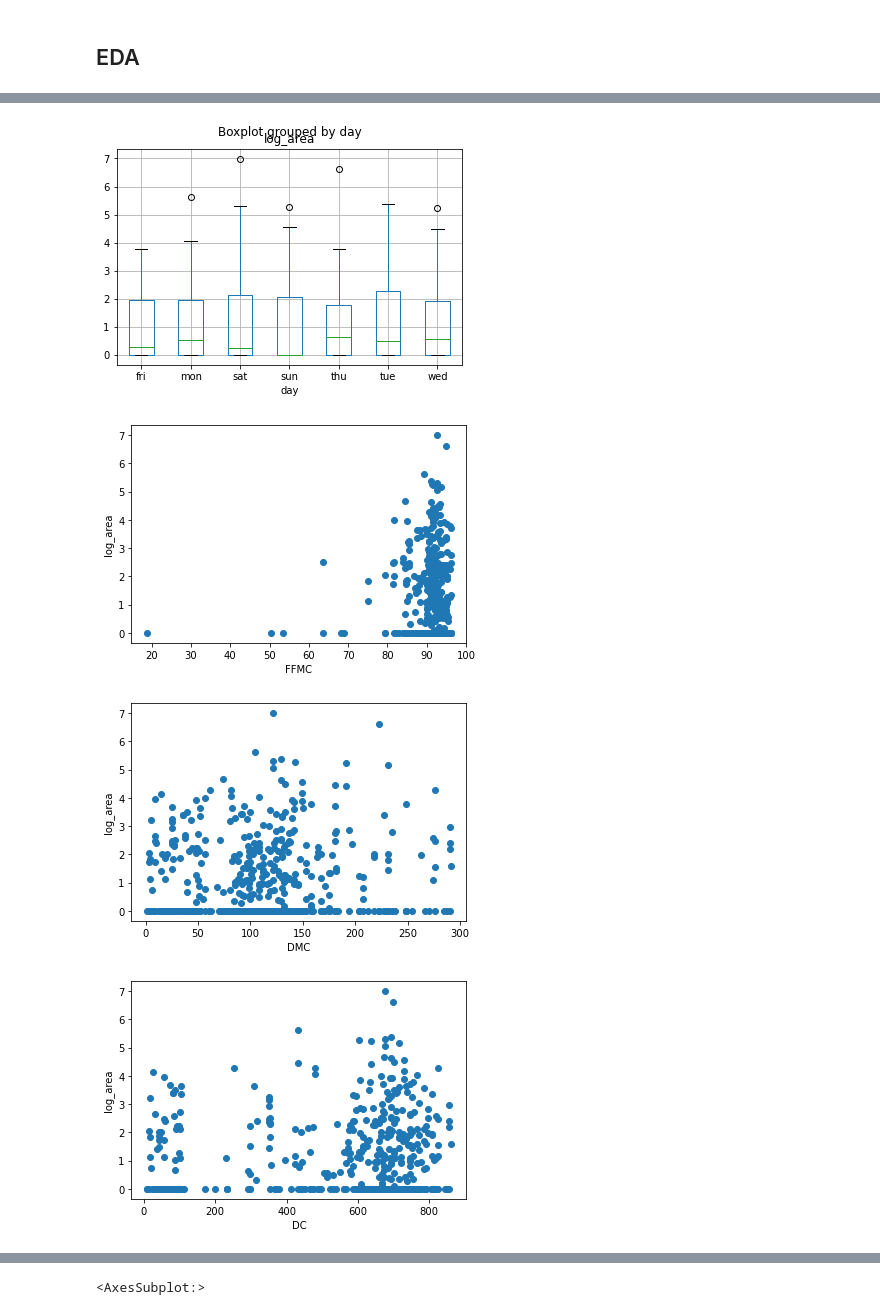
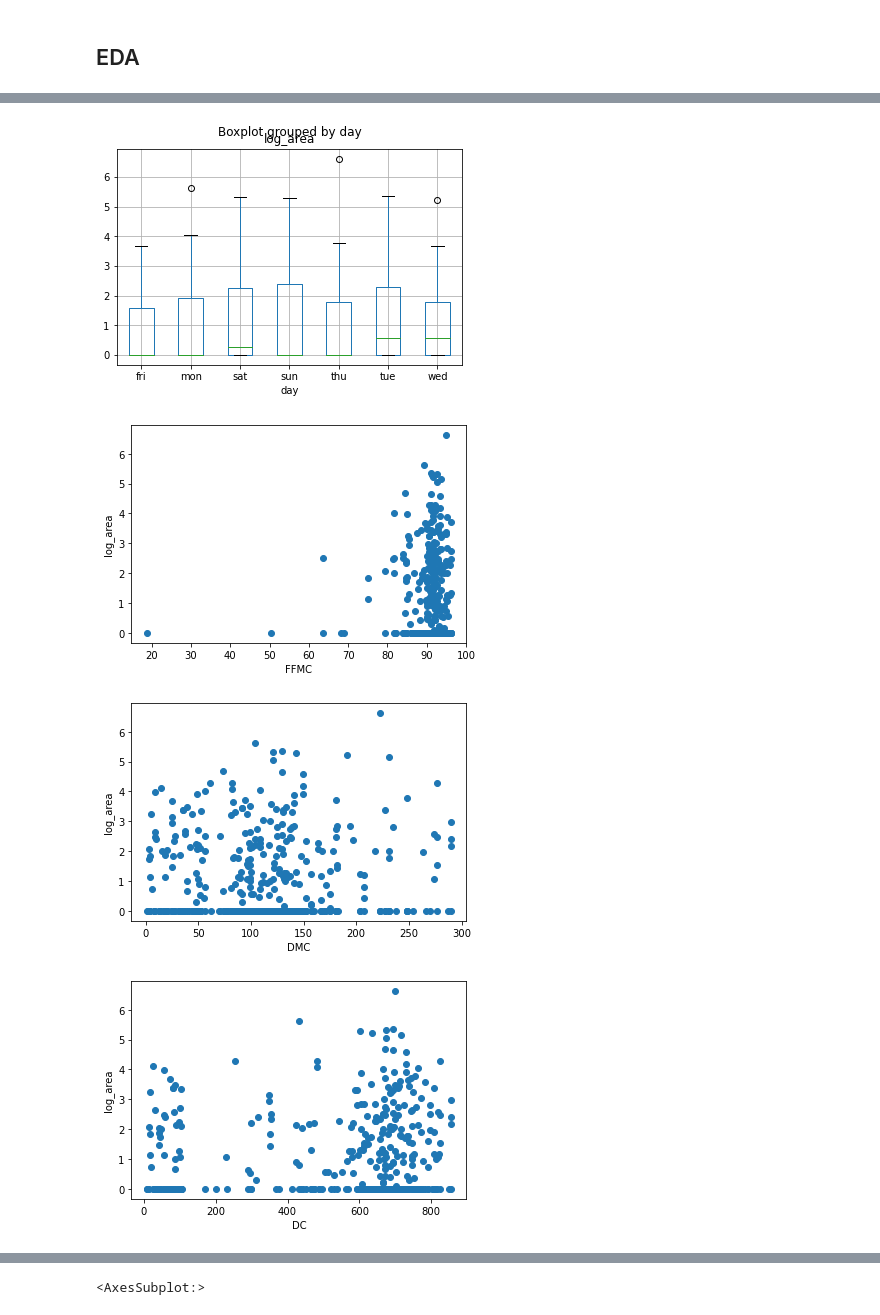
Before and after one commit to nicodemusmd/Forest_Fire, a Jupyter notebook: Deep Learning.ipynb, the cells around one changed output, grey strips where cells are left out. Cells and saved outputs as stored; diff of their text form; code cells hidden in the pictures.

```diff
--- a/Deep Learning.ipynb
+++ b/Deep Learning.ipynb
@@ -134,2 +141,5 @@ fire.head()
 # %% [markdown]
 ## EDA
+# %%
+eda  = pd.concat([X_train, y_train], axis = 1)
+eda.head()
@@ -221,8 +230,8 @@ coor_burnt
 # %% [markdown]
 <div style = "background-image: url('Images/Fire/Map.png'); width: 1158px; height: 717px; vertical-align: middle;">
 # %%
-fire["log_area"] = np.log(fire["area"] + 1)
-df = fire.drop(columns = "area")
+eda["log_area"] = np.log(eda["area"] + 1)
+df = eda.drop(columns = "area")
 #look at scatter plots after y transformation
-prt(df, "log_area")
+prt(df, "log_area", save = True, path = "Images/EDA")
 # %% [output]
@@ -232,4 +241,4 @@ prt(df, "log_area")
-[figure, old version]
+[figure, new version]
-[figure, old version]
+[figure, new version]
-[figure, old version]
+[figure, new version]
-[figure, old version]
+[figure, new version]
```
Also changed, not shown: parts of 32 cells of this notebook, 27 other files.
